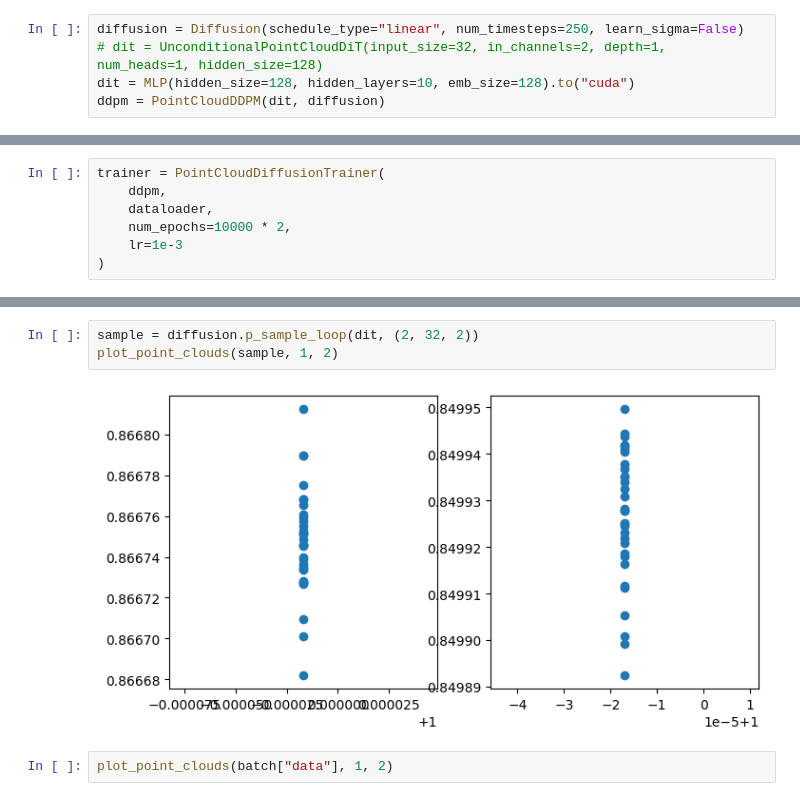
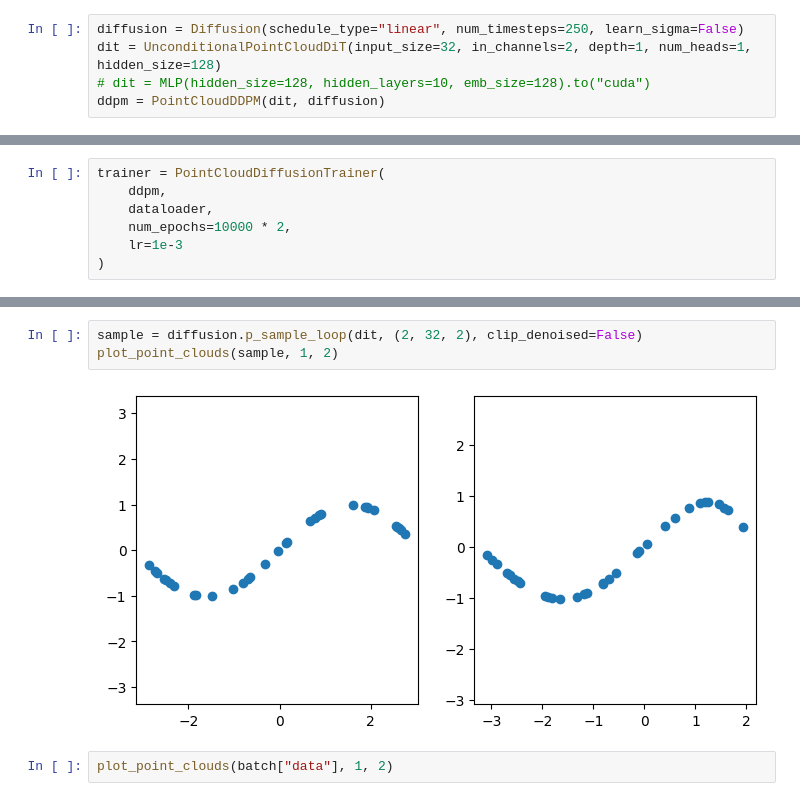
Before and after one commit to minii-ai/tiny-text-to-3d, a Jupyter notebook: notebooks/sine_cosine copy.ipynb, the cells around one changed output, grey strips where cells are left out. Saved outputs shown, nothing was run; the diff lists cells and outputs as text.

```diff
--- a/notebooks/sine_cosine copy.ipynb
+++ b/notebooks/sine_cosine copy.ipynb
@@ -93,6 +17,6 @@ dataset = SineCosineDataset(type="sine", num_points=10)
 dataloader = DataLoader(dataset, collate_fn=dataset.collate, batch_size=128)
 # %%
 diffusion = Diffusion(schedule_type="linear", num_timesteps=250, learn_sigma=False)
-# dit = UnconditionalPointCloudDiT(input_size=32, in_channels=2, depth=1, num_heads=1, hidden_size=128)
-dit = MLP(hidden_size=128, hidden_layers=10, emb_size=128).to("cuda")
+dit = UnconditionalPointCloudDiT(input_size=32, in_channels=2, depth=1, num_heads=1, hidden_size=128)
+# dit = MLP(hidden_size=128, hidden_layers=10, emb_size=128).to("cuda")
 ddpm = PointCloudDDPM(dit, diffusion)
@@ -121,8 +40,8 @@ KeyboardInterrupt:
 # %%
-sample = diffusion.p_sample_loop(dit, (2, 32, 2))
+sample = diffusion.p_sample_loop(dit, (2, 32, 2), clip_denoised=False)
 plot_point_clouds(sample, 1, 2)
 # %% [output]
-[figure, old version]
+[figure, new version]
 # %%
 plot_point_clouds(batch["data"], 1, 2)
 # %% [output]
```
Also changed, not shown: parts of 6 cells of this notebook, 2 other files.
